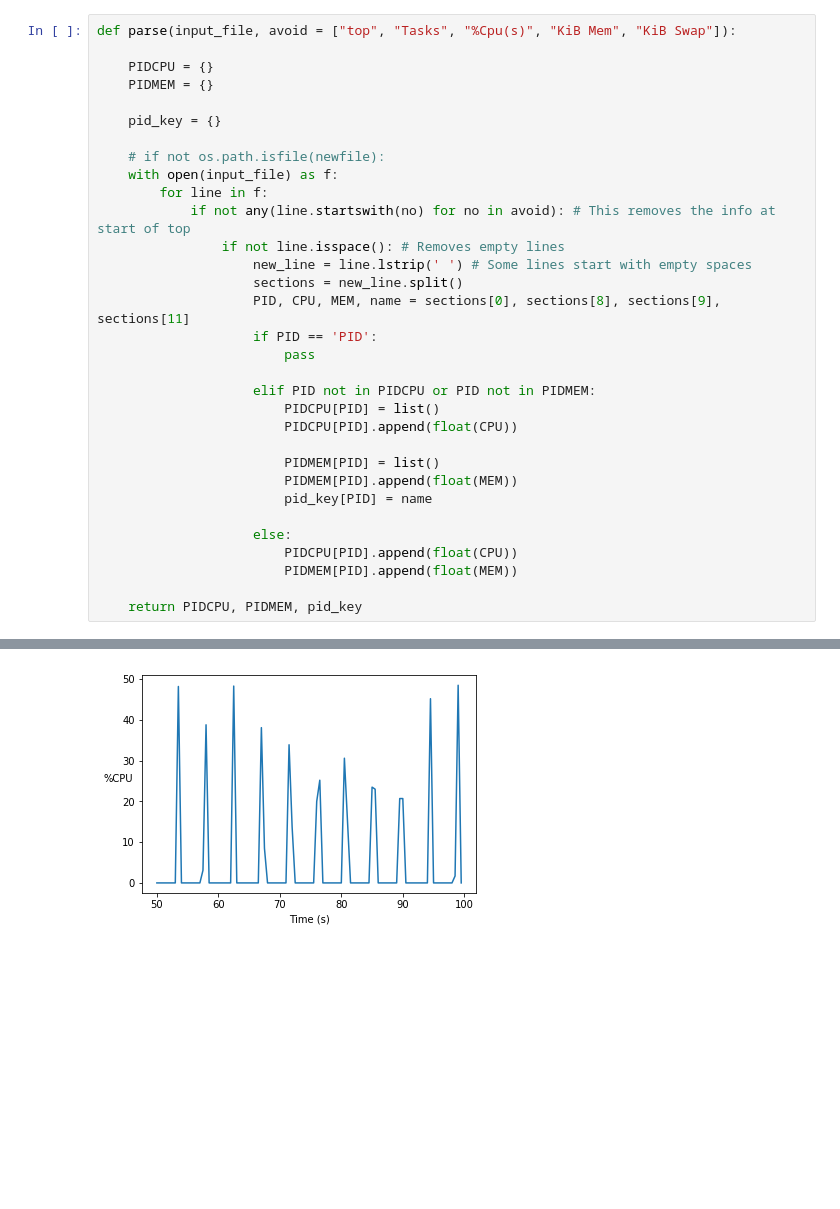
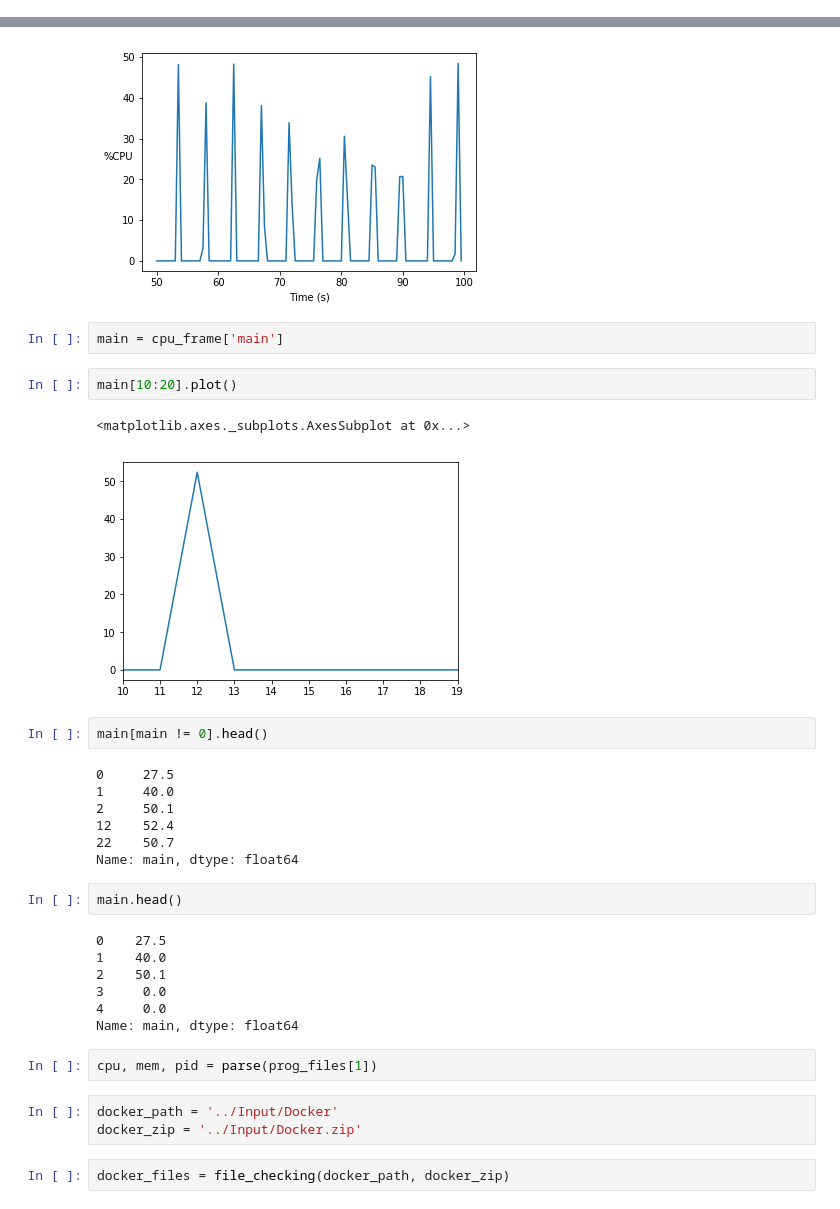
Before and after one commit to ThibaultHuyet/data_parsing, a Jupyter notebook: Notebooks/pandas_testing_top.ipynb, the cells around one changed output, grey strips where cells are left out. Drawn from its saved outputs; the diff is of its cells as text; blank space fills up the shorter version.

```diff
--- a/Notebooks/pandas_testing_top.ipynb
+++ b/Notebooks/pandas_testing_top.ipynb
@@ -63,37 +63,5 @@ if not os.path.exists(textResults): # There is a race condition here.
 
 else:
     pass
-# %%
-def parse(input_file, avoid = ["top", "Tasks", "%Cpu(s)", "KiB Mem", "KiB Swap"]):
-
-    PIDCPU = {}
-    PIDMEM = {}
-
-    pid_key = {}
-
-    # if not os.path.isfile(newfile):
-    with open(input_file) as f:
-        for line in f:
-            if not any(line.startswith(no) for no in avoid): # This removes the info at start of top
-                if not line.isspace(): # Removes empty lines
-                    new_line = line.lstrip(' ') # Some lines start with empty spaces
-                    sections = new_line.split()
-                    PID, CPU, MEM, name = sections[0], sections[8], sections[9], sections[11]
-                    if PID == 'PID':
-                        pass
-
-                    elif PID not in PIDCPU or PID not in PIDMEM:
-                        PIDCPU[PID] = list()
-                        PIDCPU[PID].append(float(CPU))
-
-                        PIDMEM[PID] = list()
-                        PIDMEM[PID].append(float(MEM))
-                        pid_key[PID] = name
-
-                    else:
-                        PIDCPU[PID].append(float(CPU))
-                        PIDMEM[PID].append(float(MEM))
-
-    return PIDCPU, PIDMEM, pid_key
 # %%
 cpu, mem, pid = parse(prog_files[0])
@@ -148,3 +74,35 @@ plt.ylabel('%CPU', rotation = 0)
 plt.show()
 # %% [output]
 [figure]
+# %%
+main = cpu_frame['main']
+# %%
+main[10:20].plot()
+# %% [output]
+<matplotlib.axes._subplots.AxesSubplot at 0x...>
+[figure, added]
+# %%
+main[main != 0].head()
+# %% [output]
+0     27.5
+1     40.0
+2     50.1
+12    52.4
+22    50.7
+Name: main, dtype: float64
+# %%
+main.head()
+# %% [output]
+0    27.5
+1    40.0
+2    50.1
+3     0.0
+4     0.0
+Name: main, dtype: float64
+# %%
+cpu, mem, pid = parse(prog_files[1])
+# %%
+docker_path = '../Input/Docker'
+docker_zip = '../Input/Docker.zip'
+# %%
+docker_files = file_checking(docker_path, docker_zip)
```
Also changed, not shown: parts of 6 cells of this notebook, 2 other files.
